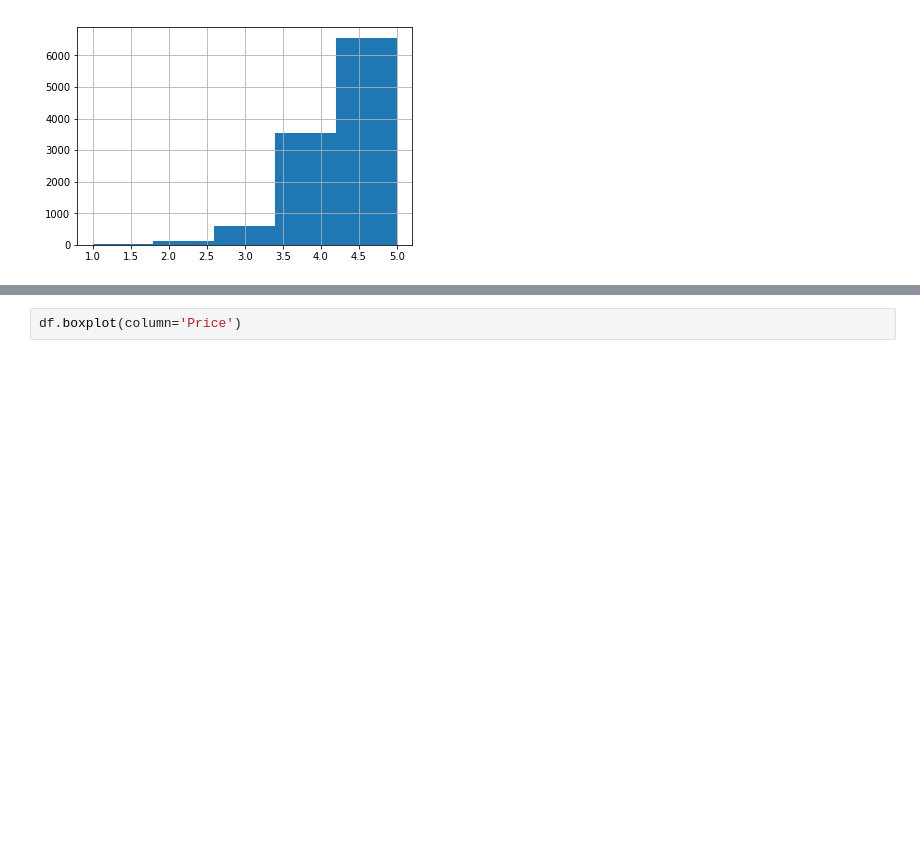
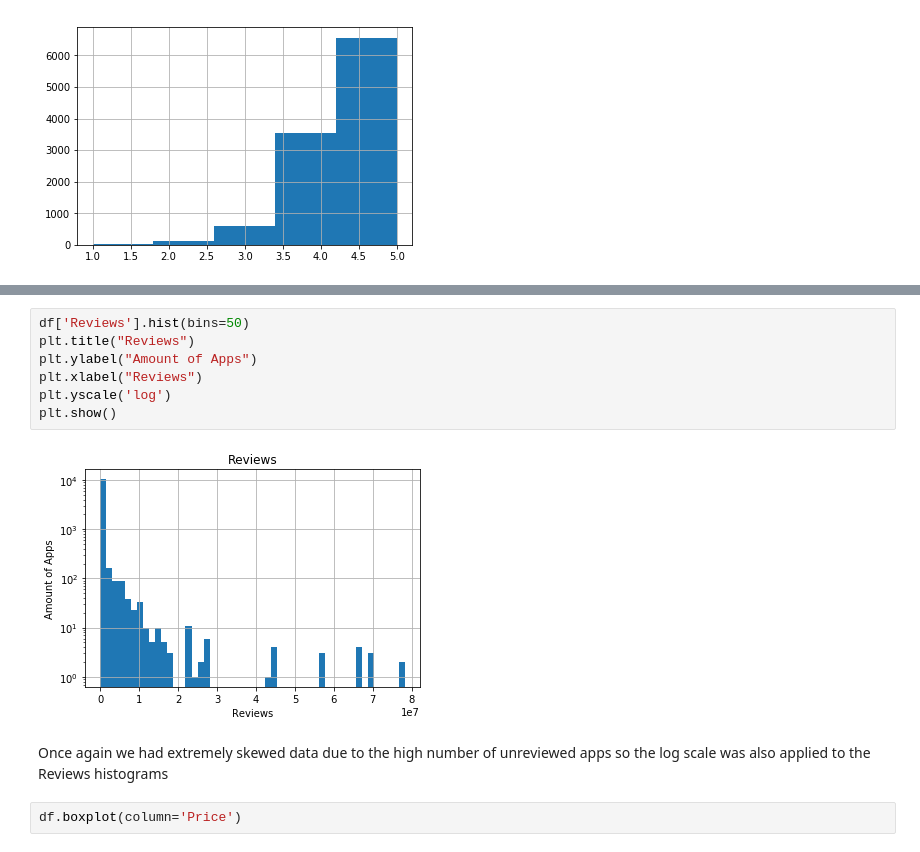
Before and after one commit to Carried-by-Compiler/Data-Mining-Project, a Jupyter notebook: Project.ipynb, the cells around one changed output, grey strips where cells are left out. Drawn from its saved outputs; the diff is of its cells as text; blank space fills up the shorter version.

```diff
--- a/Project.ipynb
+++ b/Project.ipynb
@@ -397,3 +411,14 @@ df['Reviews'].hist(bins=50)
+# %%
+df['Reviews'].hist(bins=50)
+plt.title("Reviews")
+plt.ylabel("Amount of Apps")
+plt.xlabel("Reviews")
+plt.yscale('log')
+plt.show()
+# %% [output]
+[figure, added]
+# %% [markdown]
+Once again we had extremely skewed data due to the high number of unreviewed apps so the log scale was also applied to the Reviews histograms
 # %%
 df.boxplot(column='Price')
 # %% [output]
```
Also changed, not shown: parts of 21 cells of this notebook, 1 other file.
